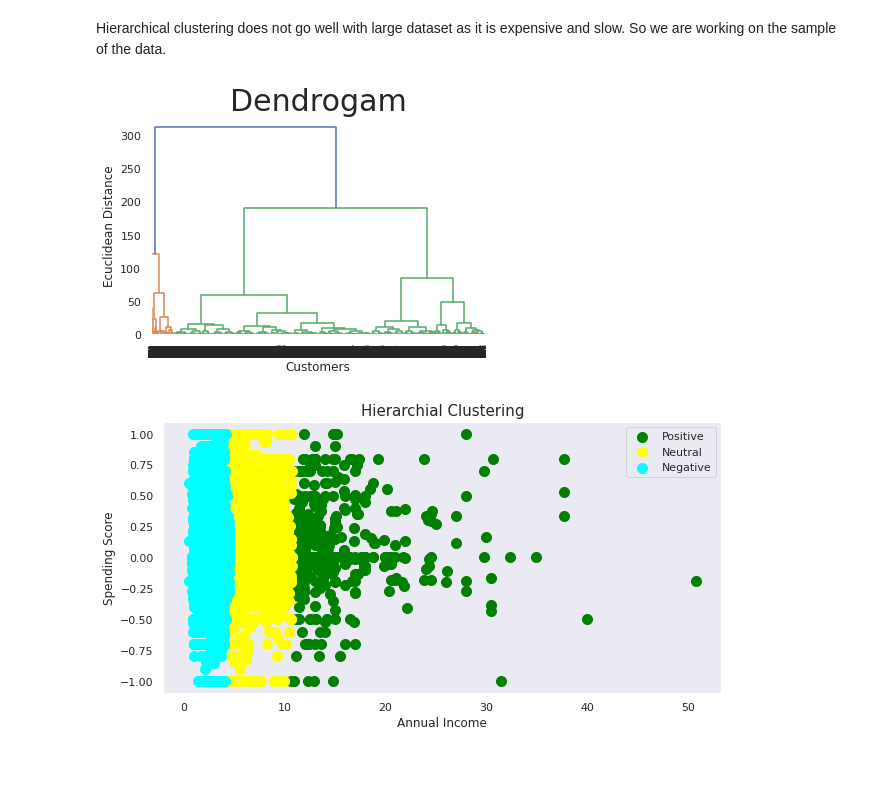
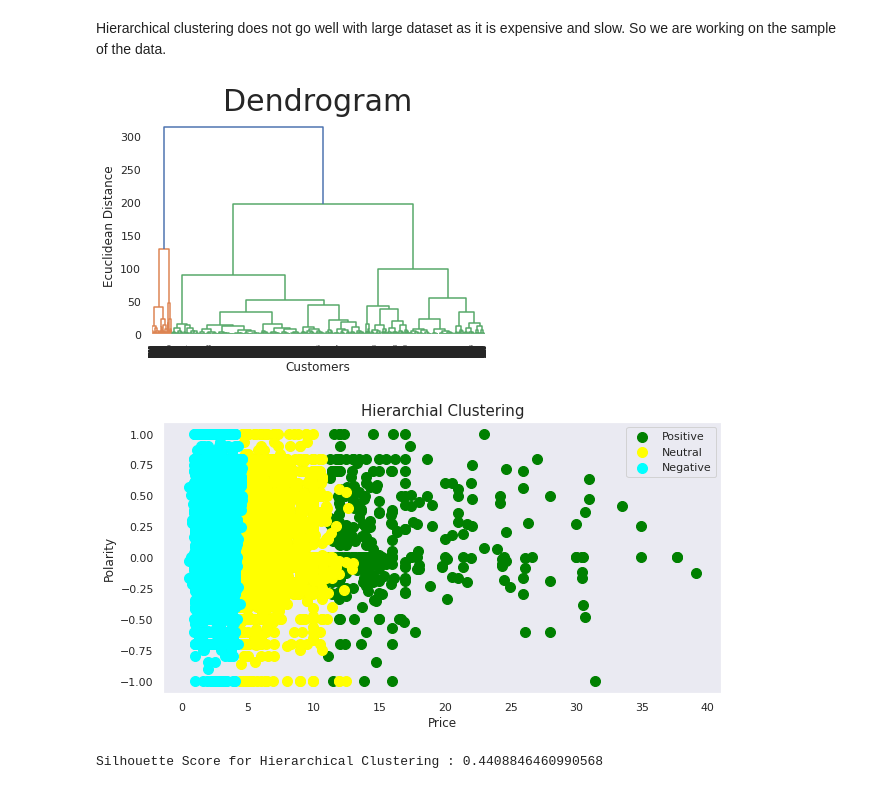
Before and after one commit to subhranilmondal/subhranilmondal, a Jupyter notebook: Capstone Project- Amazon customer review analysis/Project_Clustering_Final.ipynb, the cells around one changed output. Drawn from its saved outputs; the diff is of its cells as text; code cells hidden in the pictures.

```diff
--- a/Capstone Project- Amazon customer review analysis/Project_Clustering_Final.ipynb
+++ b/Capstone Project- Amazon customer review analysis/Project_Clustering_Final.ipynb
@@ -454,7 +483,7 @@ plt.show()
 # %% [markdown]
 Hierarchical clustering does not go well with large dataset as it is expensive and slow. So we are working on the sample of the data.
 # %%
-X = sample_data[['price','Polarity']].values    ### extracting the independent variables or columns
+X = sample_data[['price','Polarity','rating']].values    ### extracting the independent variables or columns
 # %%
 ### To plot the dendrogram
 
@@ -466,29 +495,35 @@ plt.xlabel('Customers')
 plt.ylabel('Ecuclidean Distance')
 plt.show()
 # %% [output]
-[figure, old version]
+[figure, new version]
 # %%
 from sklearn.cluster import AgglomerativeClustering
 
 ### from above graph got clusters as 3
 hc = AgglomerativeClustering(n_clusters = 3, affinity = 'euclidean', linkage = 'ward')  ### defining model
 y_hc = hc.fit_predict(X)                                                                ### to predict the cluster
 
 
 plt.figure(figsize = (10,5))                                                            ### plot size
 
 ### to plot the graph
 plt.scatter(X[y_hc == 0, 0], X[y_hc == 0, 1], s = 100, c = 'green', label = 'Positive')
 plt.scatter(X[y_hc == 1, 0], X[y_hc == 1, 1], s = 100, c = 'yellow', label = 'Neutral')
 plt.scatter(X[y_hc == 2, 0], X[y_hc == 2, 1], s = 100, c = 'cyan', label = 'Negative')
 
 
 
 plt.title('Hierarchial Clustering', fontsize = 15)
-plt.xlabel('Annual Income')
-plt.ylabel('Spending Score')
+plt.xlabel('Price')
+plt.ylabel('Polarity')
 plt.legend()
 plt.grid()
 plt.show()
 # %% [output]
-[figure, old version]
+[figure, new version]
+# %%
+### Silhouette score
+
+print(f'Silhouette Score for Hierarchical Clustering : {silhouette_score(X, y_hc)}')
+# %% [output]
+Silhouette Score for Hierarchical Clustering : 0.4408846460990568
```
Also changed, not shown: parts of 25 cells of this notebook, 3 other files.
